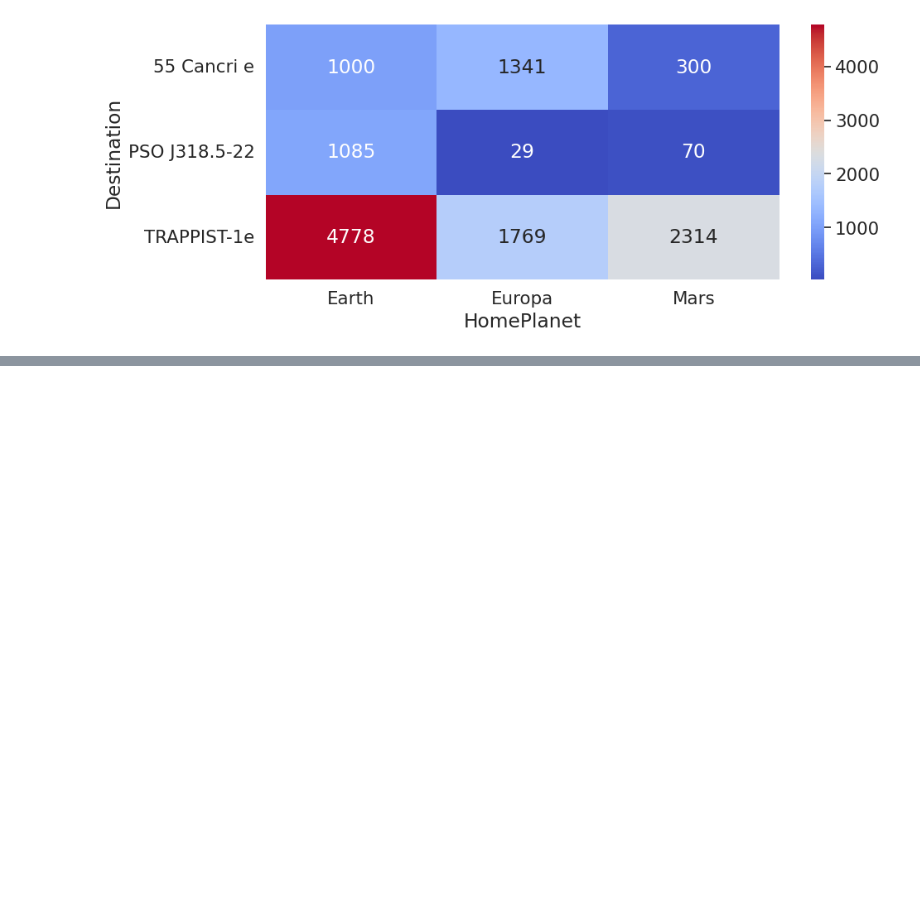
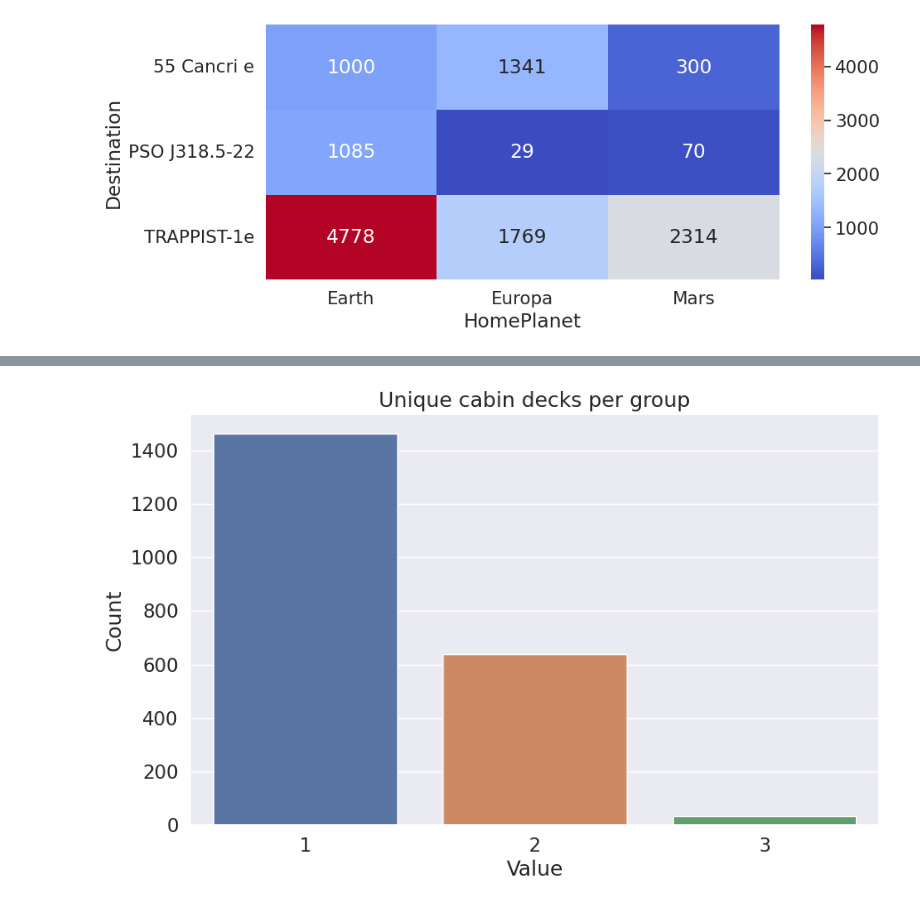
Before and after one commit to CambridgeZ/DataMining_Course_experiment, a Jupyter notebook: 大作业/datamining-homework.ipynb, the cells around one changed output, grey strips where cells are left out. Drawn from its saved outputs; the diff is of its cells as text; code cells hidden in the pictures; blank space fills up the shorter version.

```diff
--- a/大作业/datamining-homework.ipynb
+++ b/大作业/datamining-homework.ipynb
@@ -792,0 +923,12 @@ sns.heatmap(HPD_gb.T, annot=True, fmt='g', cmap='coolwarm')
+# %%
+# Replace NaN's with outliers (so we can use map)
+data['Surname'].fillna('Unknown', inplace=True)
+
+# Update family size feature
+data['Family_size']=data['Surname'].map(lambda x: data['Surname'].value_counts()[x])
+
+# Put NaN's back in place of outliers
+data.loc[data['Surname']=='Unknown','Surname']=np.nan
+
+# Say unknown surname means no family
+data.loc[data['Family_size']>100,'Family_size']=0
@@ -792,0 +970,7 @@ sns.heatmap(HPD_gb.T, annot=True, fmt='g', cmap='coolwarm')
+# %%
+# Joint distribution of Group and Cabin features
+GCD_gb=data[data['Group_size']>1].groupby(['Group','Cabin_deck'])['Cabin_deck'].size().unstack().fillna(0)
+GCN_gb=data[data['Group_size']>1].groupby(['Group','Cabin_number'])['Cabin_number'].size().unstack().fillna(0)
+GCS_gb=data[data['Group_size']>1].groupby(['Group','Cabin_side'])['Cabin_side'].size().unstack().fillna(0)
+# %%
+GCD_gb['count']=(GCD_gb>0).sum(axis=1)
@@ -792,0 +987,13 @@ sns.heatmap(HPD_gb.T, annot=True, fmt='g', cmap='coolwarm')
+# %%
+# 统计不同值的个数
+value_counts = GCD_gb['count'].value_counts()
+
+# 绘制柱状图
+plt.figure(figsize=(10, 6))
+sns.barplot(x=value_counts.index, y=value_counts.values)
+plt.xlabel('Value')
+plt.ylabel('Count')
+plt.title('Unique cabin decks per group')
+plt.show()
+# %% [output]
+[figure, added]
```
Also changed, not shown: parts of 27 cells of this notebook, 1 other file.
